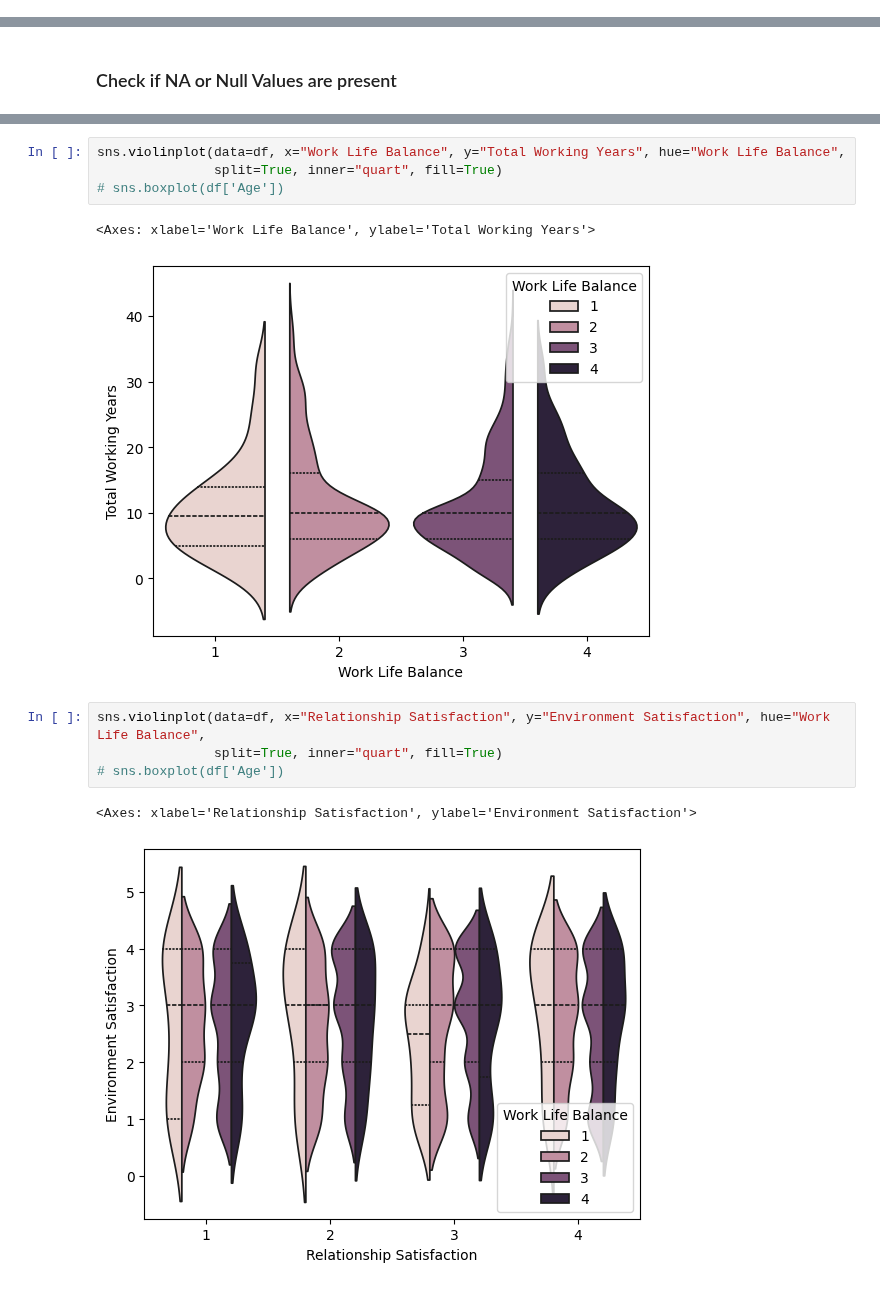
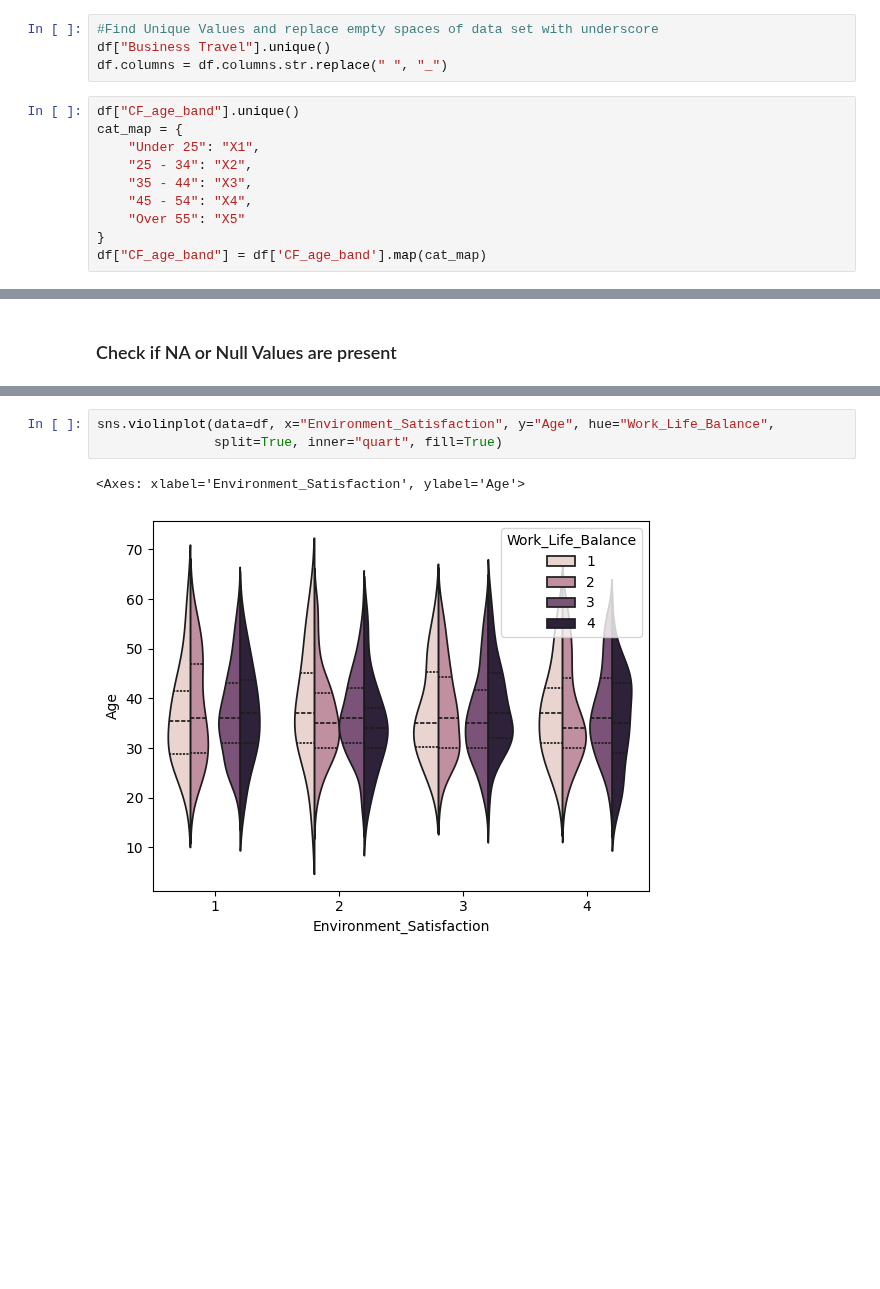
Before and after one commit to MuhammadRehanKhalid/Data_Science_AI, a Jupyter notebook: Algae_thesis_HR Data/Hr_DataCleaning.ipynb, the cells around one changed output, grey strips where cells are left out. Drawn from its saved outputs; the diff is of its cells as text; blank space fills up the shorter version.

```diff
--- a/Algae_thesis_HR Data/Hr_DataCleaning.ipynb
+++ b/Algae_thesis_HR Data/Hr_DataCleaning.ipynb
@@ -37,5 +17,19 @@ df.head()
 # %% [markdown]
 ### Display Summay and Info of DataSet
+# %%
+#Find Unique Values and replace empty spaces of data set with underscore
+df["Business Travel"].unique()
+df.columns = df.columns.str.replace(" ", "_")
+# %%
+df["CF_age_band"].unique()
+cat_map = {
+    "Under 25": "X1",
+    "25 - 34": "X2",
+    "35 - 44": "X3",
+    "45 - 54": "X4",
+    "Over 55": "X5"
+}
+df["CF_age_band"] = df['CF_age_band'].map(cat_map)
 # %%
 # df.info()
 df.info()
@@ -81,15 +75,7 @@ Years With Curr Manager       0
 dtype: int64
-# %%
-sns.violinplot(data=df, x="Work Life Balance", y="Total Working Years", hue="Work Life Balance",
-               split=True, inner="quart", fill=True)
-# sns.boxplot(df['Age'])
-# %% [output]
-<Axes: xlabel='Work Life Balance', ylabel='Total Working Years'>
-[figure, removed]
 # %%
-sns.violinplot(data=df, x="Relationship Satisfaction", y="Environment Satisfaction", hue="Work Life Balance",
+sns.violinplot(data=df, x="Environment_Satisfaction", y="Age", hue="Work_Life_Balance",
                split=True, inner="quart", fill=True)
-# sns.boxplot(df['Age'])
 # %% [output]
-<Axes: xlabel='Relationship Satisfaction', ylabel='Environment Satisfaction'>
+<Axes: xlabel='Environment_Satisfaction', ylabel='Age'>
-[figure, old version]
+[figure, new version]
```
Also changed, not shown: parts of 8 cells of this notebook, 1 other file.
